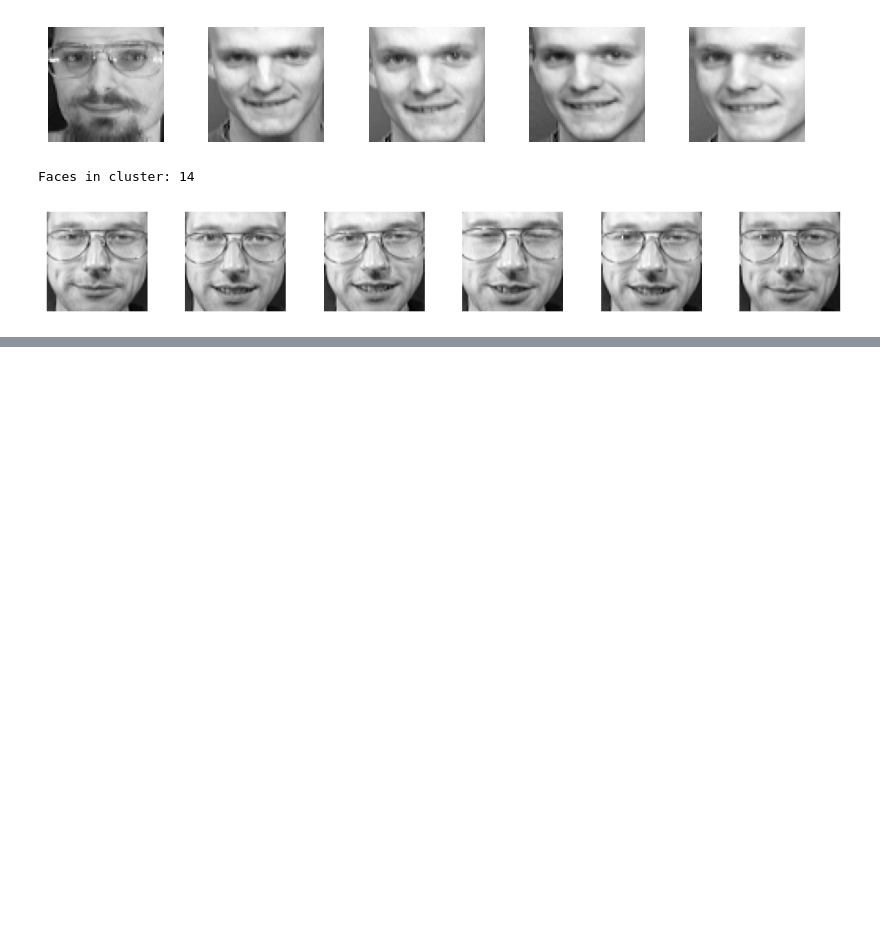
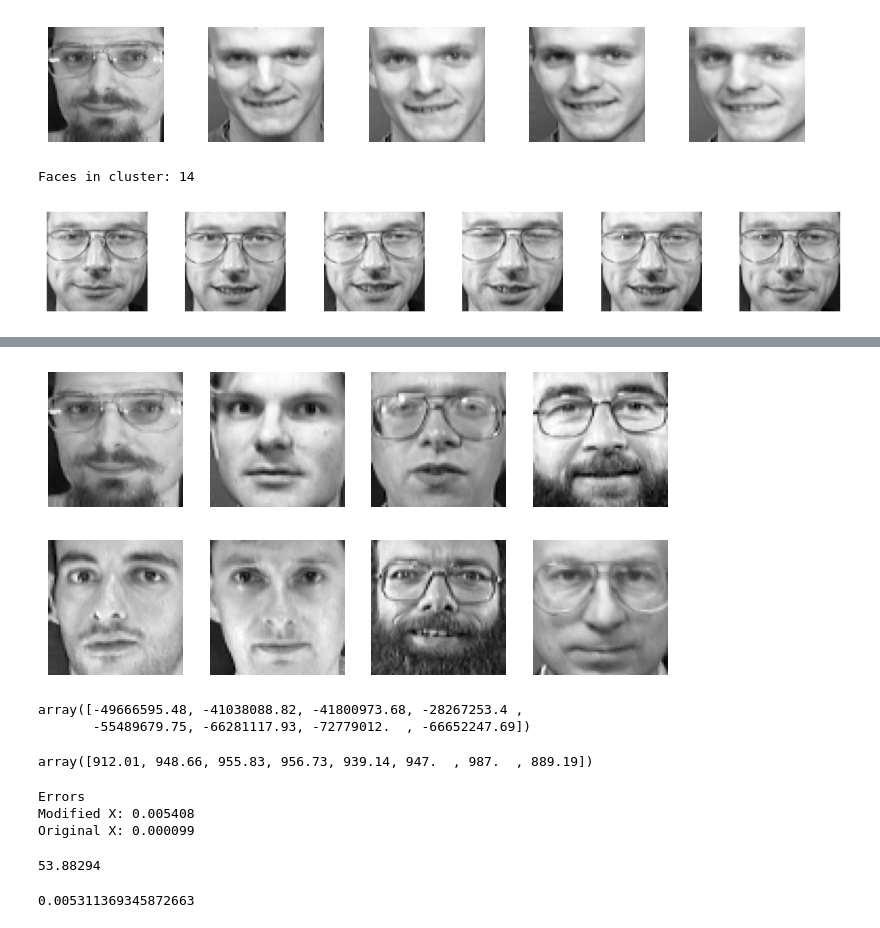
Before and after one commit to OrtizNicola/Faces-Unsupervised-Analysis, a Jupyter notebook: analysis.ipynb, the cells around one changed output, grey strips where cells are left out. Cells and saved outputs as stored; diff of their text form; code cells hidden in the pictures; blank space fills up the shorter version.

```diff
--- a/analysis.ipynb
+++ b/analysis.ipynb
@@ -207,0 +362,4 @@ Faces in cluster: 14
+# %%
+plotFaces(Xtrain[:nRotated + nDarkened], 2, 4)
+# %% [output]
+[figure, added]
@@ -207,0 +369,9 @@ Faces in cluster: 14
+# %%
+gm.score_samples(Xmodify[:nRotated + nDarkened]).round(2)
+# %% [output]
+array([-49666595.48, -41038088.82, -41800973.68, -28267253.4 ,
+       -55489679.75, -66281117.93, -72779012.  , -66652247.69])
+# %%
+gm.score_samples(Xtrain[:nRotated + nDarkened]).round(2)
+# %% [output]
+array([912.01, 948.66, 955.83, 956.73, 939.14, 947.  , 987.  , 889.19])
@@ -207,0 +386,19 @@ Faces in cluster: 14
+# %%
+modError = reconstructionError(pcaModel, Xmodify[:nRotated + nDarkened])
+oriError = reconstructionError(pcaModel, Xtrain[:nRotated + nDarkened])
+print("Errors")
+print(f"Modified X: {modError:.6f}")
+print(f"Original X: {oriError:.6f}")
+# %% [output]
+Errors
+Modified X: 0.005408
+Original X: 0.000099
+# %%
+# modified images get 5388.3% bigger error
+(modError - oriError) / oriError
+# %% [output]
+53.88294
+# %%
+oriError * 53.9
+# %% [output]
+0.005311369345872663
```
Also changed, not shown: parts of 25 cells of this notebook.
